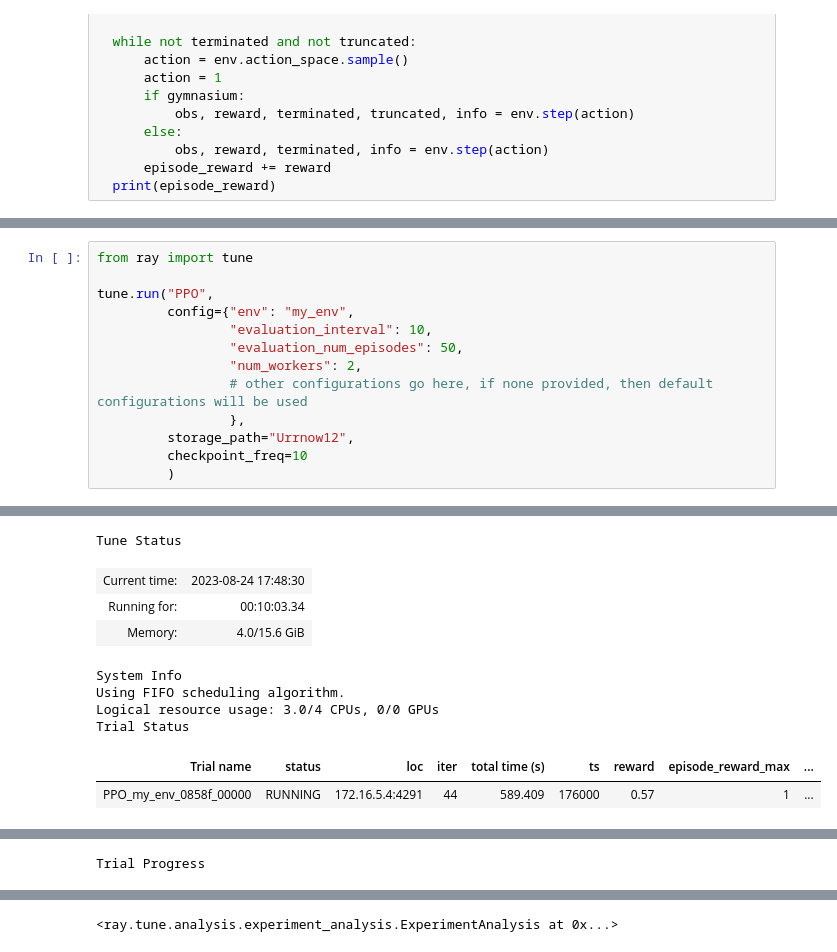
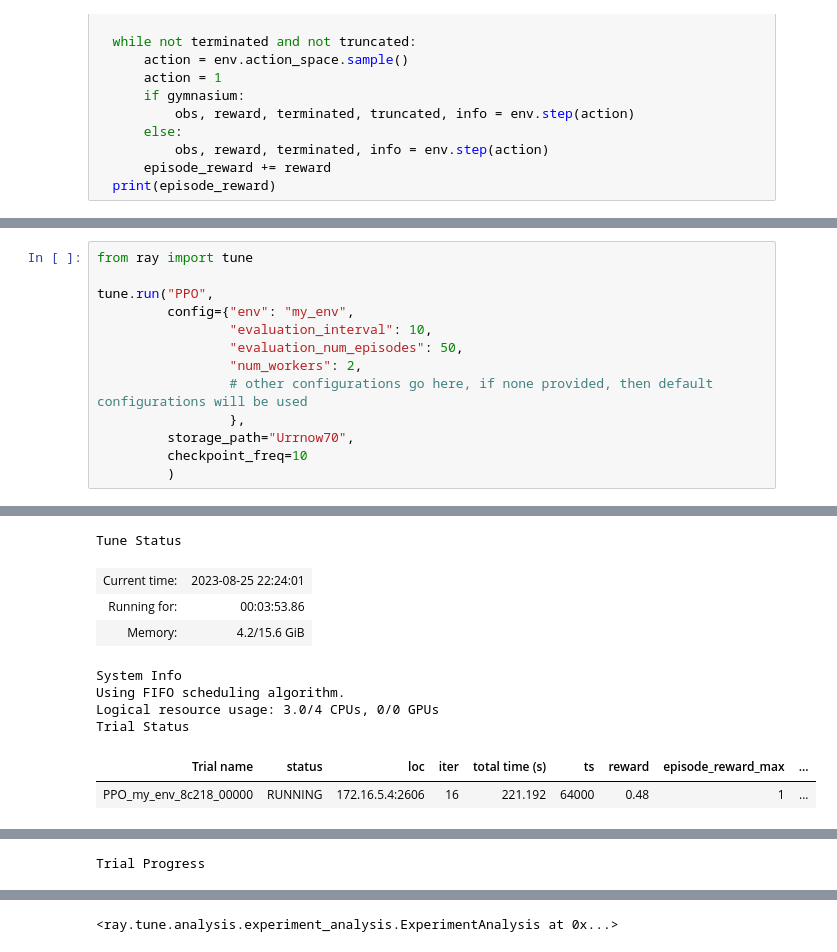
Before and after one commit to somerl/codespaces-jupyter, a Jupyter notebook: notebooks/Urwithwrappers.ipynb, the cells around one changed output, grey strips where cells are left out. Cells and saved outputs as stored; diff of their text form.

```diff
--- a/notebooks/Urwithwrappers.ipynb
+++ b/notebooks/Urwithwrappers.ipynb
@@ -489,7 +483,7 @@ tune.run("PPO",
                  "num_workers": 2,
                  # other configurations go here, if none provided, then default configurations will be used
                  },
-         storage_path="Urrnow12",
+         storage_path="Urrnow70",
          checkpoint_freq=10
          )
 # %% [output]
@@ -502,10 +497,10 @@ tune.run("PPO",
 Tune Status
-| Current time: | 2023-08-24 17:48:30 |
-| Running for: | 00:10:03.34 |
-| Memory: | 4.0/15.6 GiB |
+| Current time: | 2023-08-25 22:24:01 |
+| Running for: | 00:03:53.86 |
+| Memory: | 4.2/15.6 GiB |
 System Info
 Using FIFO scheduling algorithm.
 Logical resource usage: 3.0/4 CPUs, 0/0 GPUs
 Trial Status
 | Trial name | status | loc | iter | total time (s) | ts | reward | episode_reward_max | ... |
-| PPO_my_env_0858f_00000 | RUNNING | 172.16.5.4:4291 | 44 | 589.409 | 176000 | 0.57 | 1 | ... |
+| PPO_my_env_8c218_00000 | RUNNING | 172.16.5.4:2606 | 16 | 221.192 | 64000 | 0.48 | 1 | ... |
```
Also changed, not shown: parts of 10 cells of this notebook, 18 other files.
